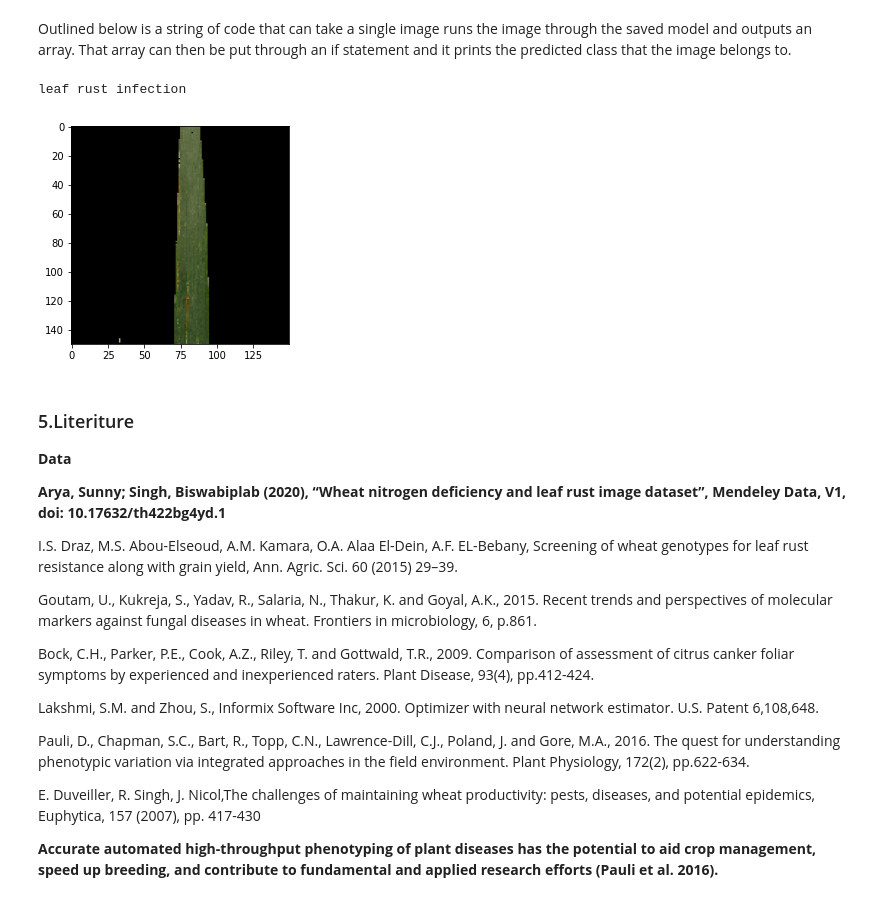
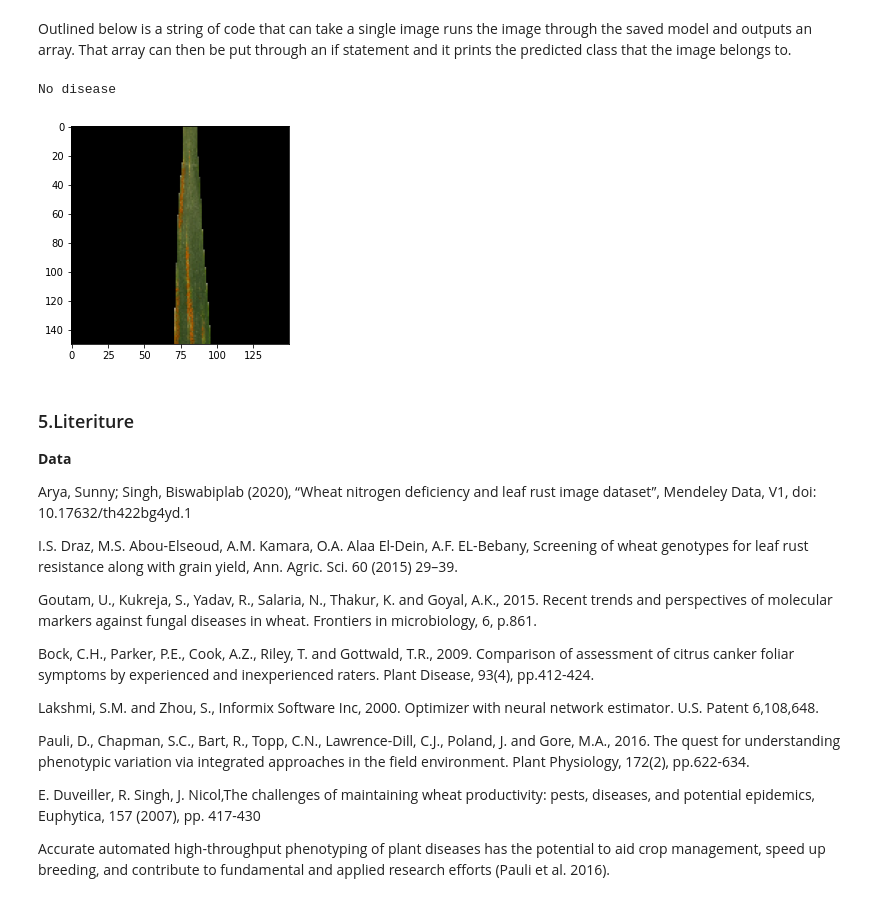
Before and after one commit to alexdoyle115/C7081_Assignment, a Jupyter notebook: Using_neural_networks_to_classify_wheat_leaf_diseases.ipynb, the cells around one changed output. Cells and saved outputs as stored; diff of their text form; code cells hidden in the pictures.

```diff
--- a/Using_neural_networks_to_classify_wheat_leaf_diseases.ipynb
+++ b/Using_neural_networks_to_classify_wheat_leaf_diseases.ipynb
@@ -34,0 +47,42 @@ keras.__version__
+# %%
+# Loading Nitrogen deficient images
+fnames = [os.path.join(ndef, fname) for fname in os.listdir(ndef)]
+img_path = fnames[0]
+img1 = image.load_img(img_path, target_size=(150,150))
+
+img_path = fnames[1]
+img2 = image.load_img(img_path, target_size=(150,150))
+
+img_path = fnames[22]
+img3 = image.load_img(img_path, target_size=(150,150))
+
+img_path = fnames[14]
+img4 = image.load_img(img_path, target_size=(150,150))
+# %%
+# Loading leaf rust infected images
+names = [os.path.join(rust, fname) for fname in os.listdir(rust)]
+img_path = fnames[0]
+img5 = image.load_img(img_path, target_size=(150,150))
+
+img_path = fnames[1]
+img6 = image.load_img(img_path, target_size=(150,150))
+
+img_path = fnames[2]
+img7 = image.load_img(img_path, target_size=(150,150))
+
+img_path = fnames[3]
+img8 = image.load_img(img_path, target_size=(150,150))
+# %%
+# Loading control images
+fnames = [os.path.join(control, fname) for fname in os.listdir(control)]
+img_path = fnames[0]
+img9 = image.load_img(img_path, target_size=(150,150))
+
+img_path = fnames[1]
+img10 = image.load_img(img_path, target_size=(150,150))
+
+img_path = fnames[2]
+img11 = image.load_img(img_path, target_size=(150,150))
+
+img_path = fnames[3]
+img12 = image.load_img(img_path, target_size=(150,150))
@@ -696,34 +758,34 @@ Outlined below is a string of code that can take a single image runs the image t
 # %%
 #@title Default title text
 Example =('/content/gdrive/MyDrive/C7082_Assignment/Example')
 fnames = [os.path.join(Example, fname) for fname in os.listdir(Example)]
-integer_slider = 1 #@param {type:"slider", min:0, max:6, step:1}
+integer_slider = 30 #@param {type:"slider", min:0, max:61, step:1}
 img_path = fnames[integer_slider]
 
 img = image.load_img(img_path, target_size=(150,150))
 img_tensor = image.img_to_array(img)
 img_tensor = np.expand_dims(img_tensor, axis = 0)
 img_tensor/=255
 
 plt.imshow(img_tensor[0])
 
 preds = model.predict(img_tensor)
 y_test=[np.argmax(preds) for preds in preds]
 y_test = np.array(y_test)
 if (y_test == 0):
   print("No disease")
 elif (y_test == 1):
   print("nitrogen deficient")
 else:
   print("leaf rust infection")
 # %% [output]
-leaf rust infection
+No disease
-[figure, old version]
+[figure, new version]
 # %% [markdown]
 ### 5.Literiture
 **Data**
 
-**Arya, Sunny; Singh, Biswabiplab (2020), “Wheat nitrogen deficiency and leaf rust image dataset”, Mendeley Data, V1, doi: 10.17632/th422bg4yd.1**
+Arya, Sunny; Singh, Biswabiplab (2020), “Wheat nitrogen deficiency and leaf rust image dataset”, Mendeley Data, V1, doi: 10.17632/th422bg4yd.1
 
  I.S. Draz, M.S. Abou-Elseoud, A.M. Kamara, O.A. Alaa El-Dein, A.F. EL-Bebany,
 Screening of wheat genotypes for leaf rust resistance along with grain yield, Ann.
@@ -739,4 +801,4 @@ Pauli, D., Chapman, S.C., Bart, R., Topp, C.N., Lawrence-Dill, C.J., Poland, J.
 
 E. Duveiller, R. Singh, J. Nicol,The challenges of maintaining wheat productivity: pests, diseases, and potential epidemics, Euphytica, 157 (2007), pp. 417-430
 
-**Accurate automated high-throughput phenotyping of plant diseases has the potential to aid crop management, speed up breeding, and contribute to fundamental and applied research efforts (Pauli et al. 2016).**
+Accurate automated high-throughput phenotyping of plant diseases has the potential to aid crop management, speed up breeding, and contribute to fundamental and applied research efforts (Pauli et al. 2016).
```
Also changed, not shown: parts of 23 cells of this notebook.
